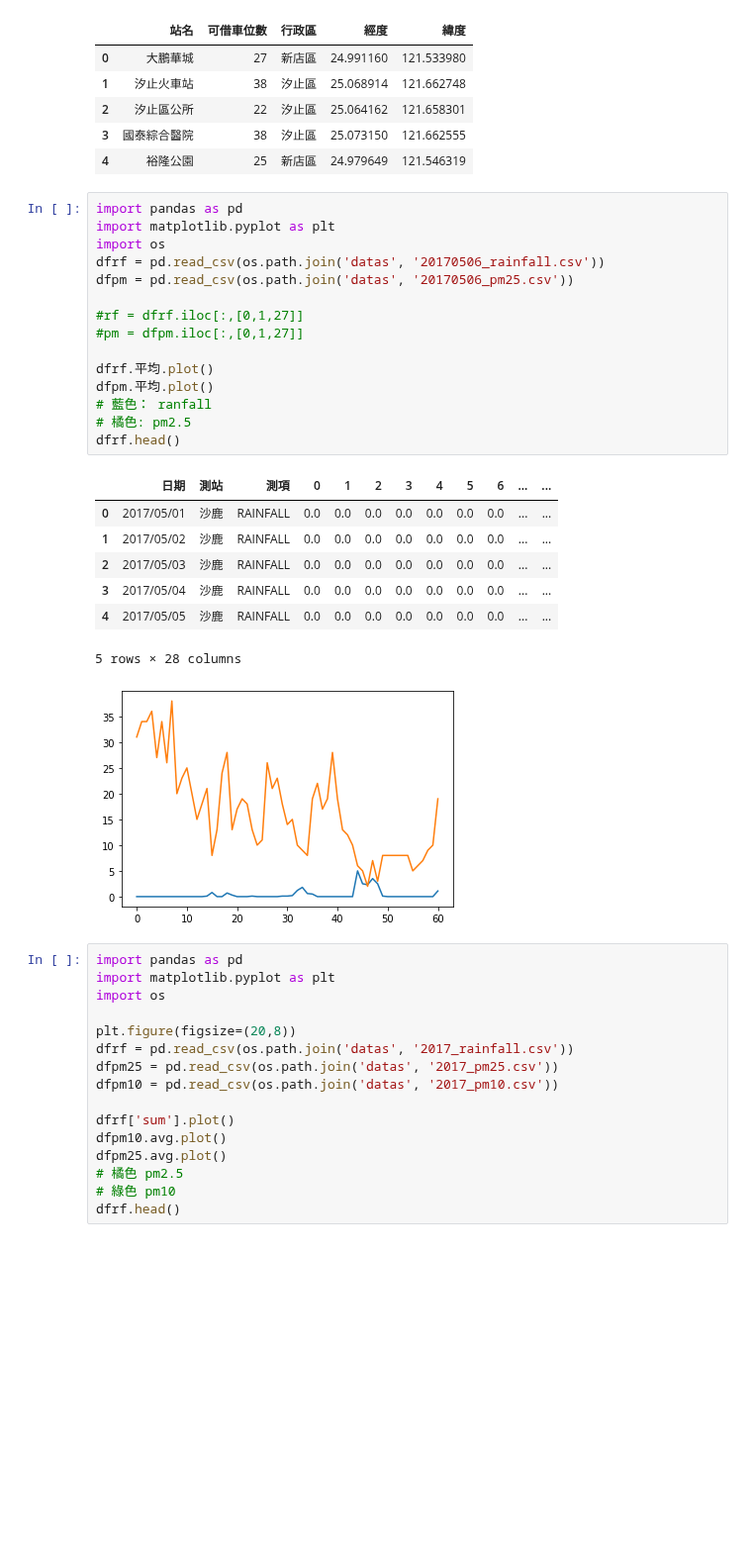
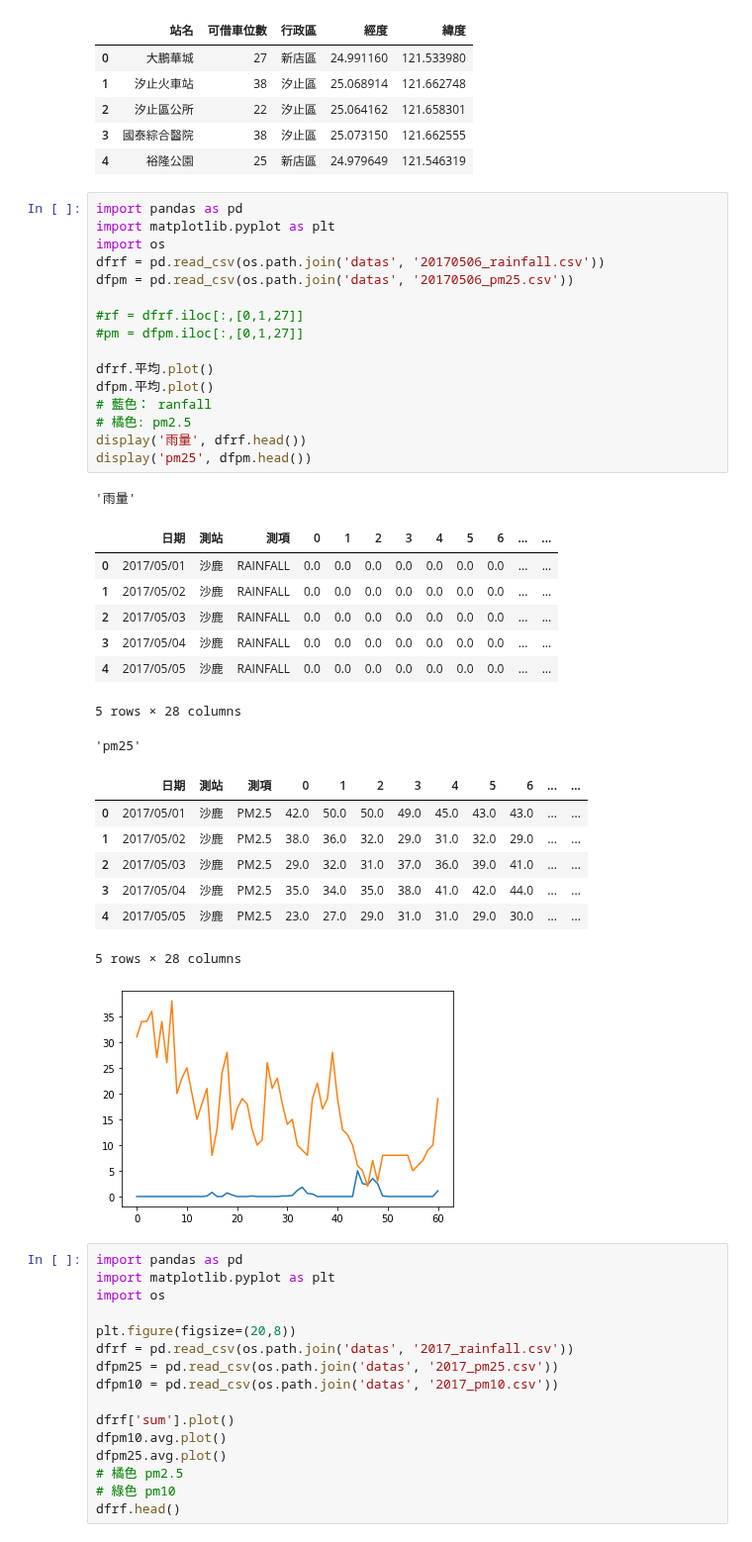
Before and after one commit to jiangsir/PythonBasic, a Jupyter notebook: Pandas基礎用法.ipynb, the cells around one changed output. Shown at 99% size. Drawn from its saved outputs; the diff is of its cells as text; blank space fills up the shorter version.

```diff
--- a/Pandas基礎用法.ipynb
+++ b/Pandas基礎用法.ipynb
@@ -553,26 +606,36 @@ x.head()
 # %%
 import pandas as pd
 import matplotlib.pyplot as plt
 import os
 dfrf = pd.read_csv(os.path.join('datas', '20170506_rainfall.csv'))
 dfpm = pd.read_csv(os.path.join('datas', '20170506_pm25.csv'))
 
 #rf = dfrf.iloc[:,[0,1,27]]
 #pm = dfpm.iloc[:,[0,1,27]]
 
 dfrf.平均.plot()
 dfpm.平均.plot()
 # 藍色： ranfall
 # 橘色: pm2.5
-dfrf.head()
+display('雨量', dfrf.head())
+display('pm25', dfpm.head())
 # %% [output]
+'雨量'
 |  | 日期 | 測站 | 測項 | 0 | 1 | 2 | 3 | 4 | 5 | 6 | ... | ... |
 | 0 | 2017/05/01 | 沙鹿 | RAINFALL | 0.0 | 0.0 | 0.0 | 0.0 | 0.0 | 0.0 | 0.0 | ... | ... |
 | 1 | 2017/05/02 | 沙鹿 | RAINFALL | 0.0 | 0.0 | 0.0 | 0.0 | 0.0 | 0.0 | 0.0 | ... | ... |
 | 2 | 2017/05/03 | 沙鹿 | RAINFALL | 0.0 | 0.0 | 0.0 | 0.0 | 0.0 | 0.0 | 0.0 | ... | ... |
 | 3 | 2017/05/04 | 沙鹿 | RAINFALL | 0.0 | 0.0 | 0.0 | 0.0 | 0.0 | 0.0 | 0.0 | ... | ... |
 | 4 | 2017/05/05 | 沙鹿 | RAINFALL | 0.0 | 0.0 | 0.0 | 0.0 | 0.0 | 0.0 | 0.0 | ... | ... |
-5 rows × 28 columns
+5 rows × 28 columns
+'pm25'
+|  | 日期 | 測站 | 測項 | 0 | 1 | 2 | 3 | 4 | 5 | 6 | ... | ... |
+| 0 | 2017/05/01 | 沙鹿 | PM2.5 | 42.0 | 50.0 | 50.0 | 49.0 | 45.0 | 43.0 | 43.0 | ... | ... |
+| 1 | 2017/05/02 | 沙鹿 | PM2.5 | 38.0 | 36.0 | 32.0 | 29.0 | 31.0 | 32.0 | 29.0 | ... | ... |
+| 2 | 2017/05/03 | 沙鹿 | PM2.5 | 29.0 | 32.0 | 31.0 | 37.0 | 36.0 | 39.0 | 41.0 | ... | ... |
+| 3 | 2017/05/04 | 沙鹿 | PM2.5 | 35.0 | 34.0 | 35.0 | 38.0 | 41.0 | 42.0 | 44.0 | ... | ... |
+| 4 | 2017/05/05 | 沙鹿 | PM2.5 | 23.0 | 27.0 | 29.0 | 31.0 | 31.0 | 29.0 | 30.0 | ... | ... |
+5 rows × 28 columns
 [figure]
 # %%
 import pandas as pd
```
Also changed, not shown: parts of 8 cells of this notebook, 1 other file.
